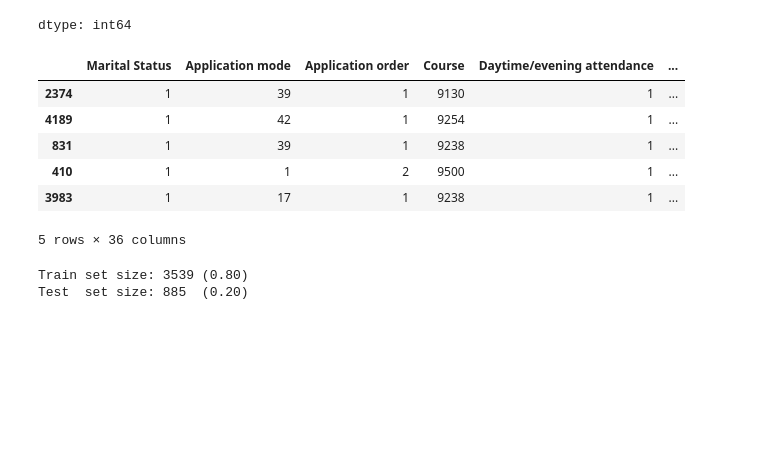
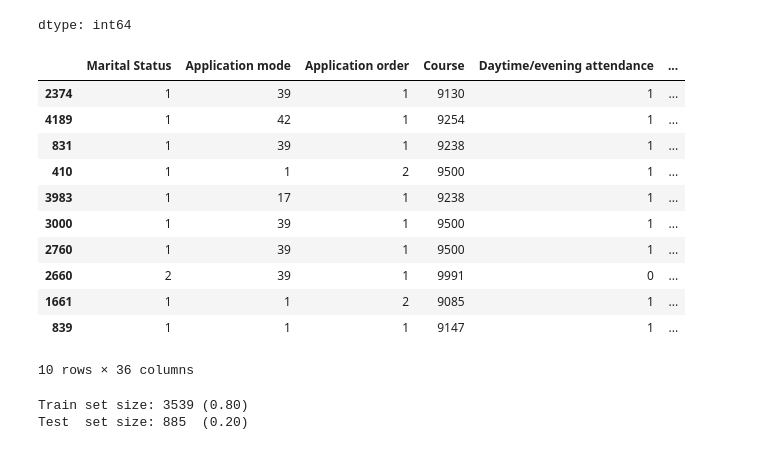
Before and after one commit to gideonoludeyi/cosc5p70, a Jupyter notebook: notebooks/model.ipynb, the cells around one changed output. Saved outputs shown, nothing was run; the diff lists cells and outputs as text; code cells hidden in the pictures; blank space fills up the shorter version.

```diff
--- a/notebooks/model.ipynb
+++ b/notebooks/model.ipynb
@@ -118,16 +116,22 @@ y.value_counts()
 | Dropout | 1421 |
 | Enrolled | 794 |
 dtype: int64
-# %%
-X.sample(5, random_state=seed)
-# %% [output]
-|  | Marital Status | Application mode | Application order | Course | Daytime/evening attendance | ... |
-| 2374 | 1 | 39 | 1 | 9130 | 1 | ... |
-| 4189 | 1 | 42 | 1 | 9254 | 1 | ... |
-| 831 | 1 | 39 | 1 | 9238 | 1 | ... |
-| 410 | 1 | 1 | 2 | 9500 | 1 | ... |
-| 3983 | 1 | 17 | 1 | 9238 | 1 | ... |
-5 rows × 36 columns
+# %%
+# Samples from the data
+X.sample(10, random_state=seed)
+# %% [output]
+|  | Marital Status | Application mode | Application order | Course | Daytime/evening attendance | ... |
+| 2374 | 1 | 39 | 1 | 9130 | 1 | ... |
+| 4189 | 1 | 42 | 1 | 9254 | 1 | ... |
+| 831 | 1 | 39 | 1 | 9238 | 1 | ... |
+| 410 | 1 | 1 | 2 | 9500 | 1 | ... |
+| 3983 | 1 | 17 | 1 | 9238 | 1 | ... |
+| 3000 | 1 | 39 | 1 | 9500 | 1 | ... |
+| 2760 | 1 | 39 | 1 | 9500 | 1 | ... |
+| 2660 | 2 | 39 | 1 | 9991 | 0 | ... |
+| 1661 | 1 | 1 | 2 | 9085 | 1 | ... |
+| 839 | 1 | 1 | 1 | 9147 | 1 | ... |
+10 rows × 36 columns
 # %%
 # Data splitting - training and test set
 X_train, X_test, y_train, y_test = train_test_split(X, y, test_size=0.2, stratify=y, shuffle=True, random_state=seed)
```
Also changed, not shown: parts of 7 cells of this notebook.
